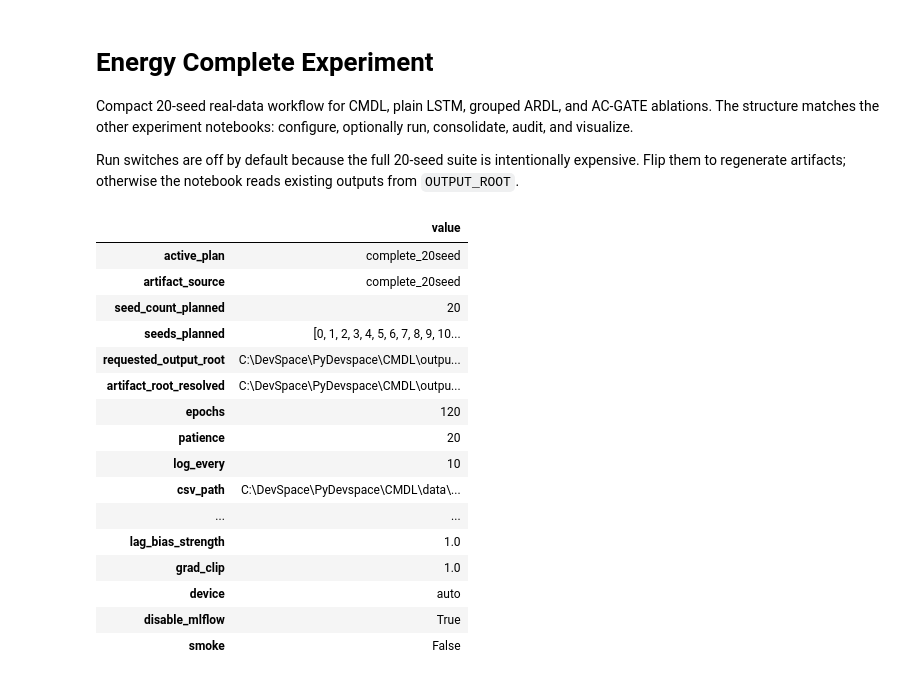
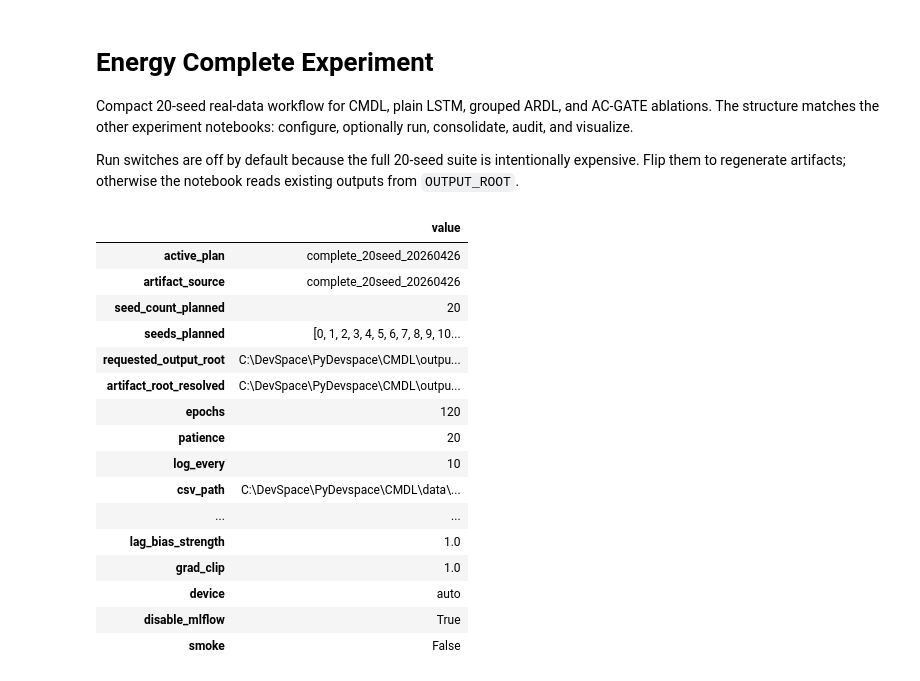
Before and after one commit to Oktinner0320/AC_GATE-CMDL, a Jupyter notebook: notebooks/03_energy_results.ipynb, the cells around one changed output. Saved outputs shown, nothing was run; the diff lists cells and outputs as text; code cells hidden in the pictures.

```diff
--- a/notebooks/03_energy_results.ipynb
+++ b/notebooks/03_energy_results.ipynb
@@ -55,11 +55,11 @@ run_grouped_ardl_experiment = grouped_ardl_module.run_experiment
 run_ablation_suite = ablation_module.run_suite
 
 SEEDS = list(range(20))
-RUN_CMDL = False
-RUN_BASELINE = False
-RUN_GROUPED_ARDL = False
-RUN_ABLATIONS = False
-ACTIVE_PLAN = "complete_20seed"
+RUN_CMDL = True
+RUN_BASELINE = True
+RUN_GROUPED_ARDL = True
+RUN_ABLATIONS = True
+ACTIVE_PLAN = "complete_20seed_20260426"
 FALLBACK_PLAN = "multiseed_audit"
 
 REQUESTED_OUTPUT_ROOT = repo_root / "outputs" / "notebook_energy" / ACTIVE_PLAN
@@ -103,35 +103,35 @@ REQUESTED_HAS_RESULTS = any(has_summary_artifacts(REQUESTED_OUTPUT_ROOT / name)
 FALLBACK_HAS_RESULTS = any(has_summary_artifacts(FALLBACK_OUTPUT_ROOT / name) for name in ["cmdl", "plain_lstm", "grouped_ardl", "ablation"])
 USE_FALLBACK_ARTIFACTS = (not RUN_ANY) and (not REQUESTED_HAS_RESULTS) and FALLBACK_HAS_RESULTS
 ARTIFACT_ROOT = FALLBACK_OUTPUT_ROOT if USE_FALLBACK_ARTIFACTS else REQUESTED_OUTPUT_ROOT
 ARTIFACT_SOURCE = FALLBACK_PLAN if USE_FALLBACK_ARTIFACTS else ACTIVE_PLAN
 
 OUTPUT_ROOT = REQUESTED_OUTPUT_ROOT
 CMDL_DIR = ARTIFACT_ROOT / "cmdl"
 BASELINE_DIR = ARTIFACT_ROOT / "plain_lstm"
 GROUPED_ARDL_DIR = ARTIFACT_ROOT / "grouped_ardl"
 ABLATION_DIR = ARTIFACT_ROOT / "ablation"
 
 for path in [REQUESTED_OUTPUT_ROOT, REQUESTED_OUTPUT_ROOT / "cmdl", REQUESTED_OUTPUT_ROOT / "plain_lstm", REQUESTED_OUTPUT_ROOT / "grouped_ardl", REQUESTED_OUTPUT_ROOT / "ablation", COMPARISON_DIR, PLOTS_DIR]:
     path.mkdir(parents=True, exist_ok=True)
 
 settings = pd.Series(
     {
         "active_plan": ACTIVE_PLAN,
         "artifact_source": ARTIFACT_SOURCE,
         "seed_count_planned": len(SEEDS),
         "seeds_planned": SEEDS,
         "requested_output_root": REQUESTED_OUTPUT_ROOT,
         "artifact_root_resolved": ARTIFACT_ROOT,
         **PRESET,
         **COMMON_ARGS,
     },
     name="value",
 ).to_frame()
 display(settings)
 # %% [output]
 |  | value |
-| active_plan | complete_20seed |
-| artifact_source | complete_20seed |
+| active_plan | complete_20seed_20260426 |
+| artifact_source | complete_20seed_20260426 |
 | seed_count_planned | 20 |
 | seeds_planned | [0, 1, 2, 3, 4, 5, 6, 7, 8, 9, 10... |
 | requested_output_root | C:\DevSpace\PyDevspace\CMDL\outpu... |
```
Also changed, not shown: parts of 3 cells of this notebook, 27 other files.
